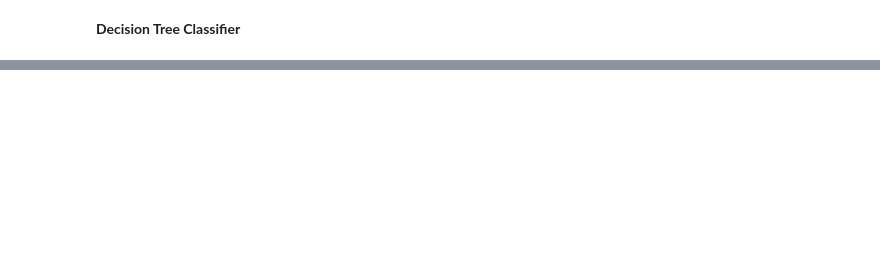
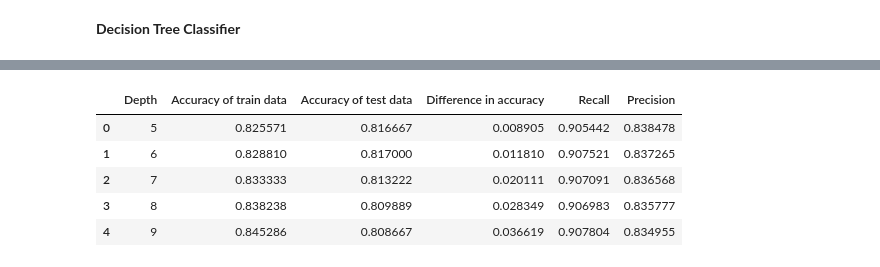
Before and after one commit to JivitteshS/Projects, a Jupyter notebook: Credit Card default Classification/Credit Default Classification - Project.ipynb, the cells around one changed output, grey strips where cells are left out. Cells and saved outputs as stored; diff of their text form; code cells hidden in the pictures; blank space fills up the shorter version.

```diff
--- a/Credit Card default Classification/Credit Default Classification - Project.ipynb
+++ b/Credit Card default Classification/Credit Default Classification - Project.ipynb
@@ -952,0 +1348,51 @@ data_of_K
+# %%
+S=5
+E=10
+K_list=list()
+ac_train=list()
+ac_test=list()
+ac_diff=list()
+precision=list()
+recall=list()
+TP=list()
+TN=list()
+FP=list()
+FN=list()
+TPR=list()
+FPR=list()
+Accuracy=list()
+for i in range(S,E):
+    model = DecisionTreeClassifier(max_depth = i)
+    K_list.append(i)
+    model.fit(X_train_scaled, y_train)
+    pred=model.predict(X_train_scaled)
+    accuracy_train = np.sum(y_train== pred) / len(y_train)
+    ac_train.append(accuracy_train)
+    pred=model.predict(X_test_scaled)
+    accuracy_test = np.sum(y_test== pred) / len(y_test)
+    ac_test.append(accuracy_test)
+    diff=accuracy_train-accuracy_test
+    ac_diff.append(diff)
+    z=confusion_matrix(y_test, pred)
+    precision.append(z[0,0] / (z[0,0] + z[1,0]))
+    recall.append(z[0,0] / (z[0,0] + z[1,1]))
+    TP.append(z[0,0])
+    TN.append(z[0,1])
+    FP.append(z[1,0])
+    FN.append(z[1,1])
+    TPR.append(z[0,0]/(z[0,0]+z[1,1]))
+    FPR.append(z[1,0]/(z[1,0]+z[0,1]))
+
+
+cm={"Depth":K_list,"TP":TP,"TN":TN,"FP":FP,"FN":FN,"TPR":TPR,"FPR":FPR}
+ConfusionMatrix=pd.DataFrame(cm)
+dafr={"Depth":K_list,"Accuracy of train data":ac_train,"Accuracy of test data":ac_test,"Difference in accuracy":ac_diff,"Recall":recall,"Precision":precision}
+data_of_K=pd.DataFrame(dafr)
+data_of_K
+# %% [output]
+|  | Depth | Accuracy of train data | Accuracy of test data | Difference in accuracy | Recall | Precision |
+| 0 | 5 | 0.825571 | 0.816667 | 0.008905 | 0.905442 | 0.838478 |
+| 1 | 6 | 0.828810 | 0.817000 | 0.011810 | 0.907521 | 0.837265 |
+| 2 | 7 | 0.833333 | 0.813222 | 0.020111 | 0.907091 | 0.836568 |
+| 3 | 8 | 0.838238 | 0.809889 | 0.028349 | 0.906983 | 0.835777 |
+| 4 | 9 | 0.845286 | 0.808667 | 0.036619 | 0.907804 | 0.834955 |
```
Also changed, not shown: parts of 78 cells of this notebook.
